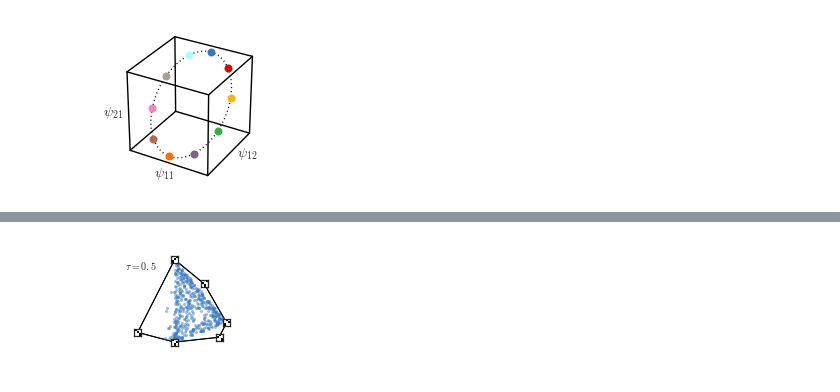
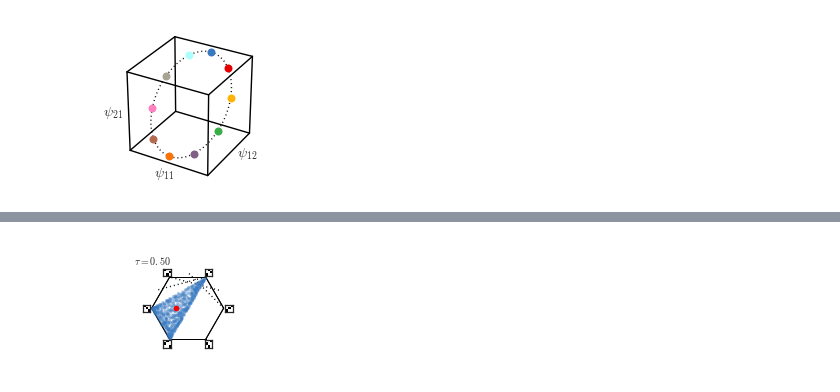
Before and after one commit to slinderman/birkhoff, a Jupyter notebook: notebooks/2017-02-13 Make Figure 1.ipynb, the cells around one changed output, grey strips where cells are left out. Drawn from its saved outputs; the diff is of its cells as text; code cells hidden in the pictures.

```diff
--- a/notebooks/2017-02-13 Make Figure 1.ipynb
+++ b/notebooks/2017-02-13 Make Figure 1.ipynb
@@ -431,25 +365,40 @@ from birkhoff.primitives import psi_to_birkhoff, birkhoff_to_psi, logit, logisti
 np.random.seed(1)
 K = 3
 
-Q = get_birkhoff_projection(K)
+Q = get_b3_projection()
 
+def permmatrix(perm):
+    K = len(perm)
+    P = np.zeros((K, K))
+    P[np.arange(K), perm] = 1
+    return P
 
 # Create a distribution over the Birkhoff polytope
 Pi1 = 1./K * np.ones((K, K))
-Pi2 = np.zeros((K, K))
-Pi2[np.arange(K), [0, 2, 1]] = 1
-Pi3 = np.zeros((K, K))
-Pi3[np.arange(K), [2, 1, 0]] = 1
-Pi4 = np.zeros((K, K))
-Pi4[np.arange(K), [1, 2, 0]] = 1
-Pi = 0.1 * Pi1 + 0.3 * Pi2 + 0.3 * Pi3 + 0.3 * Pi4
-Psi = birkhoff_to_psi(Pi)
+Pi2 = permmatrix((0, 1, 2))
+Pi3 = permmatrix((1, 2, 0))
+Pi4 = permmatrix((1, 0, 2))
+# Pi4 = permmatrix((2, 0, 1))
+# Pi5 = permmatrix((2, 1, 0))
+Pi_mean = 1./3 * Pi2 + 1./3 * Pi3 + 1./3 * Pi4
+# Pi = 0.05 * Pi1 + 0.95/4 * Pi2 + 0.95/4 * Pi3 + 0.95/4 * Pi4 + 0.95/4 * Pi5
+
+# Pi1 = 1./K * np.ones((K, K))
+# Pi2 = np.zeros((K, K))
+# Pi2[np.arange(K), [0, 1, 2]] = 1
+# Pi3 = np.zeros((K, K))
+# Pi3[np.arange(K), [1, 2, 0]] = 1
+# Pi = 0.1 * Pi1 + 0.45 * Pi2 + 0.45 * Pi3
+
+Psi = birkhoff_to_psi(Pi_mean)
 mu = logit(Psi)
 sigma = np.ones((K-1, K-1))
+# mu, sigmasq = get_mean_and_variance(K)
+# sigma = np.sqrt(sigmasq)
 
 
 #  Sample a bunch of points in the Birkhoff polytope
-N = 500
+N = 1000
 zs = mu + sigma * np.random.randn(N, K-1, K-1)
 
 # Plot the samples at different temperatures
@@ -457,9 +406,15 @@ def plot_birkhoff_samples(zs, tau):
     Us = logistic(zs / tau)
 
     xys = np.zeros((N, 2))
+    Bs = []
     for n in range(N):
         B = psi_to_birkhoff(Us[n])
+        Bs.append(B)
         xys[n] = project_perm_to_sphere(B, Q)
+
+    Bs = np.array(Bs)
+    Bmin = np.min(Bs, axis=(1,2))
+    Bmax = np.max(Bs, axis=(1,2))
 
     # For K = 3 there are only 6 permutations. Plot each of their
     # projections.
@@ -473,8 +428,8 @@ def plot_birkhoff_samples(zs, tau):
     Psis = np.array([project_perm_to_sphere(P, Q) for P in Ps])
 
     fig = create_figure(figsize=(1.6, 1.6), transparent=True)
-    xlim = -1.5, 1.0
-    ylim = -1.0, 1.5
+    xlim = -1.75, 1.25
+    ylim = -1.25, 1.75
 
     # First plot the convex hull
     ax = create_axis_at_location(fig, 0.05, 0.05, 1.5, 1.5, transparent=True)
@@ -486,18 +441,33 @@ def plot_birkhoff_samples(zs, tau):
             st = Psis[simplex[i]]
             en = Psis[simplex[(i+1) % 2]]
             ax.plot([st[0], en[0]], [st[1], en[1]], '-k', lw=1)
+
+#     for P1, Psi1 in zip(Ps, Psis):
+#         for P2, Psi2 in zip(Ps, Psis):
+#             if abs(P1-P2).sum() == 4:
+#                 ax.plot([Psi1[0], Psi2[0]],
+#                         [Psi1[1], Psi2[1]], ':k', lw=1)
+
+    # Plot the internal edges
+    for i in range(3):
+        thi = i * np.pi / 6
+        thf = (i + 3) * np.pi / 6
+        ax.plot([np.cos(thi), np.cos(thf)], [np.sin(thi), np.sin(thf)], ':k')
     ax.set_xlim(xlim)
     ax.set_ylim(ylim)
 
     # Then plot little stencils of the permutation matrices
-    subw = 0.05
-    nx = lambda x: 1.5 * (x-xlim[0]) / (xlim[1] - xlim[0])
-    ny = lambda y: 1.5 * (y-ylim[0]) / (ylim[1] - ylim[0])
+    subw = 0.15
+    nx = lambda x: x / (xlim[1] - xlim[0])
+    ny = lambda y: y / (ylim[1] - ylim[0])
+    lx = lambda x: 1.5 * nx(x-xlim[0])
+    by = lambda y: 1.5 * ny(y-ylim[0])
     for i, perm in enumerate(it.permutations(np.arange(K))):
-        x, y = Psis[i, 0], Psis[i, 1]
-        subax = create_axis_at_location(fig, 0.05 + nx(x)-subw,
-                                        0.05 + ny(y)-subw,
-                                        2*subw, 2*subw,
+        x, y = (1.0+subw) * Psis[i, 0], (1.0+subw) * Psis[i, 1]
+        subax = create_axis_at_location(fig,
+                                        0.05 + lx(x)-nx(subw),
+                                        0.05 + by(y)-ny(subw),
+                                        2*nx(subw), 2*ny(subw),
                                         ticks=False)
         subax.patch.set_color('none')
         Pi = np.zeros((K, K))
@@ -507,17 +477,24 @@ def plot_birkhoff_samples(zs, tau):
 
     # Finally, plot the samples
     ax3 = create_axis_at_location(fig, 0.05, 0.05, 1.5, 1.5)
-    ax3.plot(xys[:,0], xys[:,1], 'o', markersize=3, alpha=0.5, color=colors[0])
+    ax3.plot(xys[:,0], xys[:,1], 'o', markersize=3, alpha=0.25, color=colors[0])
+
+    # Plot the mean
+    xy_mean = project_perm_to_sphere(Pi_mean, Q)
+    ax3.plot(xy_mean[0], xy_mean[1], 'ro')
+
     ax3.set_xlim(xlim)
     ax3.set_ylim(ylim)
     ax3.axis('off')
 
-    ax3.text(-1.5, 1.0, "$\\tau={0:.1f}$".format(tau), fontsize=10)
+    ax3.text(-1.5, 1.20, "$\\tau={0:.2f}$".format(tau), fontsize=10)
 
     fig.savefig('birkhoff_samples_{0:.2f}.pdf'.format(tau))
+    fig.savefig('birkhoff_samples_{0:.2f}.png'.format(tau), dpi=300)
 
 plot_birkhoff_samples(zs, 2.5)
 plot_birkhoff_samples(zs, 1.0)
 plot_birkhoff_samples(zs, 0.5)
-plot_birkhoff_samples(zs, 0.1)
+plot_birkhoff_samples(zs, 0.05)
+# plot_birkhoff_samples(zs, 0.001)
 # %% [output]
@@ -526 +503 @@ plot_birkhoff_samples(zs, 0.1)
-[figure, old version]
+[figure, new version]
```
Also changed, not shown: parts of 9 cells of this notebook, 6 other files.
